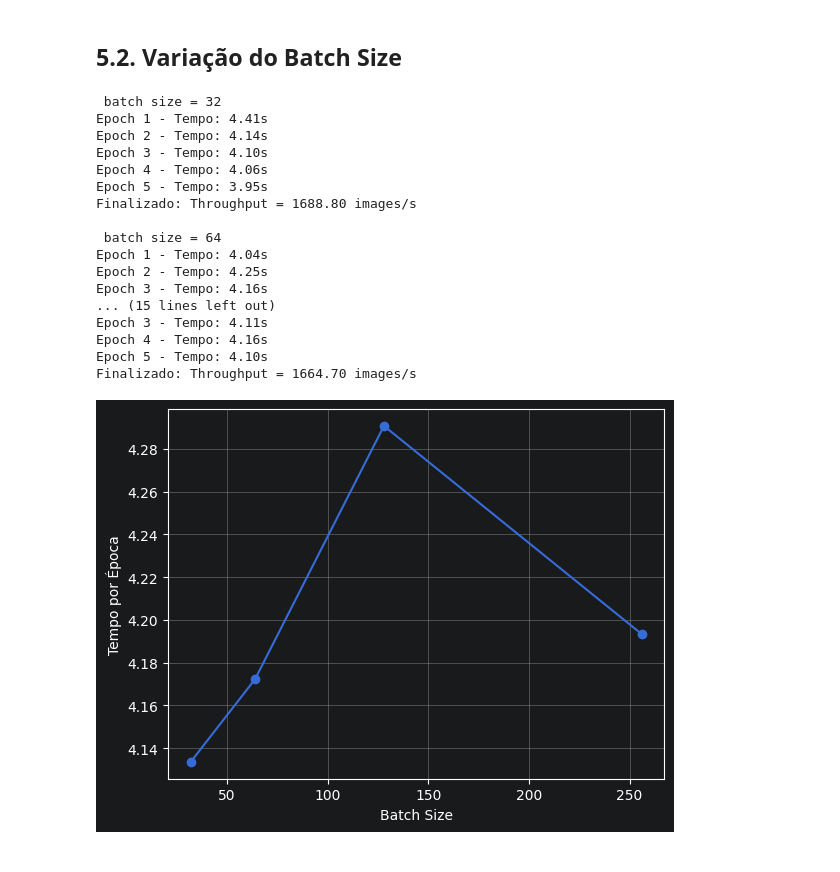
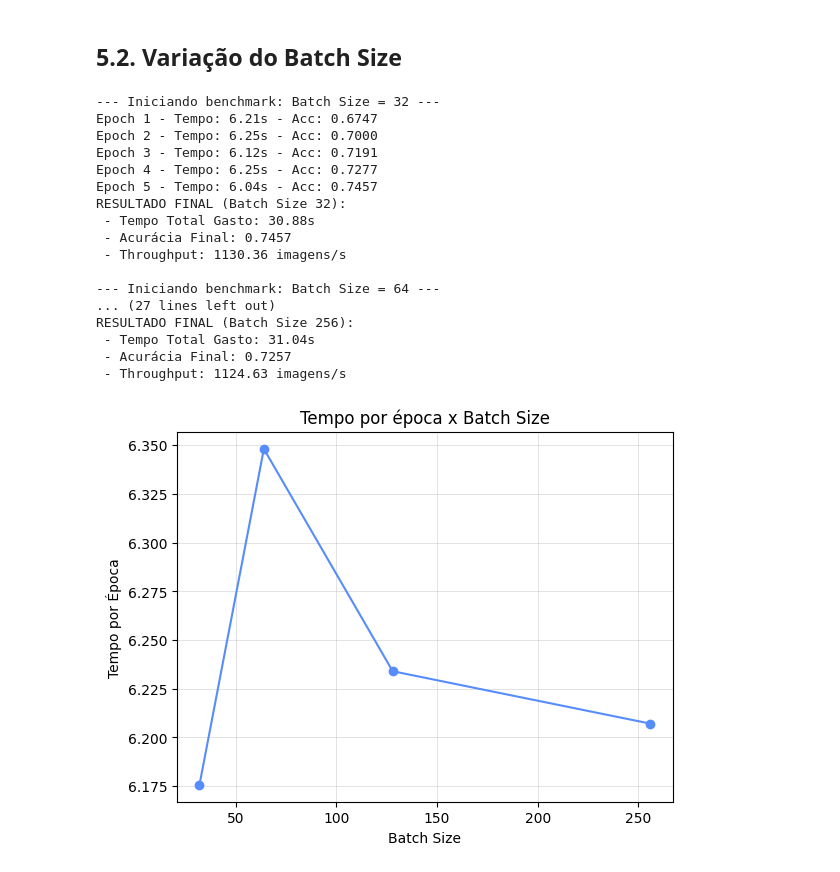
Before and after one commit to eulergomees/parallel_loading, a Jupyter notebook: parallel_loading.ipynb, the cells around one changed output. Drawn from its saved outputs; the diff is of its cells as text; code cells hidden in the pictures.

Commit message:
feat: show accuracy

```diff
--- a/parallel_loading.ipynb
+++ b/parallel_loading.ipynb
@@ -506,7 +522,7 @@ num_workers_fixed = 4
 results_batches = []
 
 for batches in batch_size_list:
-    print(f"\n batch size = {batches}")
+    print(f"\nBatch Size = {batches}")
 
     batches_loader = DataLoader(
         train_dataset,
@@ -526,7 +542,10 @@ for batches in batch_size_list:
         start_time = time.time()
         model.train()
 
-        for images, labels in workers_loader:
+        running_corrects = 0
+        total_samples = 0
+
+        for images, labels in batches_loader:
             images = images.to(device)
             labels = labels.to(device)
 
@@ -536,45 +555,58 @@ for batches in batch_size_list:
             loss.backward()
             optimizer.step()
 
+            # Cálculo de acertos para a acurácia de treinamento
+            _, preds = torch.max(outputs, 1)
+            running_corrects += torch.sum(preds == labels.data)
+            total_samples += labels.size(0)
+
         epoch_time = time.time() - start_time
         epoch_durations.append(epoch_time)
-        print(f"Epoch {epoch + 1} - Tempo: {epoch_time:.2f}s")
 
-    total_time = time.time() - total_start_time
-    throughput = (len(batches_loader.dataset) * max_epochs) / total_time
+        epoch_acc = running_corrects.double() / total_samples
+        print(f"Epoch {epoch + 1} - Tempo: {epoch_time:.2f}s - Acc: {epoch_acc:.4f}")
+
+    total_time_spent = time.time() - total_start_time
+    throughput = (len(batches_loader.dataset) * max_epochs) / total_time_spent
 
     results_batches.append({
         'batch_size': batches,
         'avg_epoch_time': np.mean(epoch_durations),
+        'total_time': total_time_spent,
+        'accuracy': epoch_acc.item(),
         'throughput': throughput
     })
 
-    print(f"Finalizado: Throughput = {throughput:.2f} images/s")
+    print(f"RESULTADO FINAL (Batch Size {batches}):")
+    print(f" - Tempo Total Gasto: {total_time_spent:.2f}s")
+    print(f" - Acurácia Final: {epoch_acc:.4f}")
+    print(f" - Throughput: {throughput:.2f} imagens/s")
 # %% [output]
- batch size = 32
-Epoch 1 - Tempo: 4.41s
-Epoch 2 - Tempo: 4.14s
-Epoch 3 - Tempo: 4.10s
-Epoch 4 - Tempo: 4.06s
-Epoch 5 - Tempo: 3.95s
-Finalizado: Throughput = 1688.80 images/s
+--- Iniciando benchmark: Batch Size = 32 ---
+Epoch 1 - Tempo: 6.21s - Acc: 0.6747
+Epoch 2 - Tempo: 6.25s - Acc: 0.7000
+Epoch 3 - Tempo: 6.12s - Acc: 0.7191
+Epoch 4 - Tempo: 6.25s - Acc: 0.7277
+Epoch 5 - Tempo: 6.04s - Acc: 0.7457
+RESULTADO FINAL (Batch Size 32):
+ - Tempo Total Gasto: 30.88s
+ - Acurácia Final: 0.7457
+ - Throughput: 1130.36 imagens/s
 
- batch size = 64
-Epoch 1 - Tempo: 4.04s
-Epoch 2 - Tempo: 4.25s
-Epoch 3 - Tempo: 4.16s
-... (15 lines left out)
-Epoch 3 - Tempo: 4.11s
-Epoch 4 - Tempo: 4.16s
-Epoch 5 - Tempo: 4.10s
-Finalizado: Throughput = 1664.70 images/s
+--- Iniciando benchmark: Batch Size = 64 ---
+... (27 lines left out)
+RESULTADO FINAL (Batch Size 256):
+ - Tempo Total Gasto: 31.04s
+ - Acurácia Final: 0.7257
+ - Throughput: 1124.63 imagens/s
 # %%
 df = pd.DataFrame(results_batches)
 
 plt.plot(df['batch_size'], df['avg_epoch_time'], marker='o')
+plt.title('Tempo por época x Batch Size')
 plt.xlabel('Batch Size')
 plt.ylabel('Tempo por Época')
 plt.grid(True)
 plt.show()
 # %% [output]
-[figure, old version]
+[figure, new version]
```
Also changed, not shown: parts of 9 cells of this notebook.
